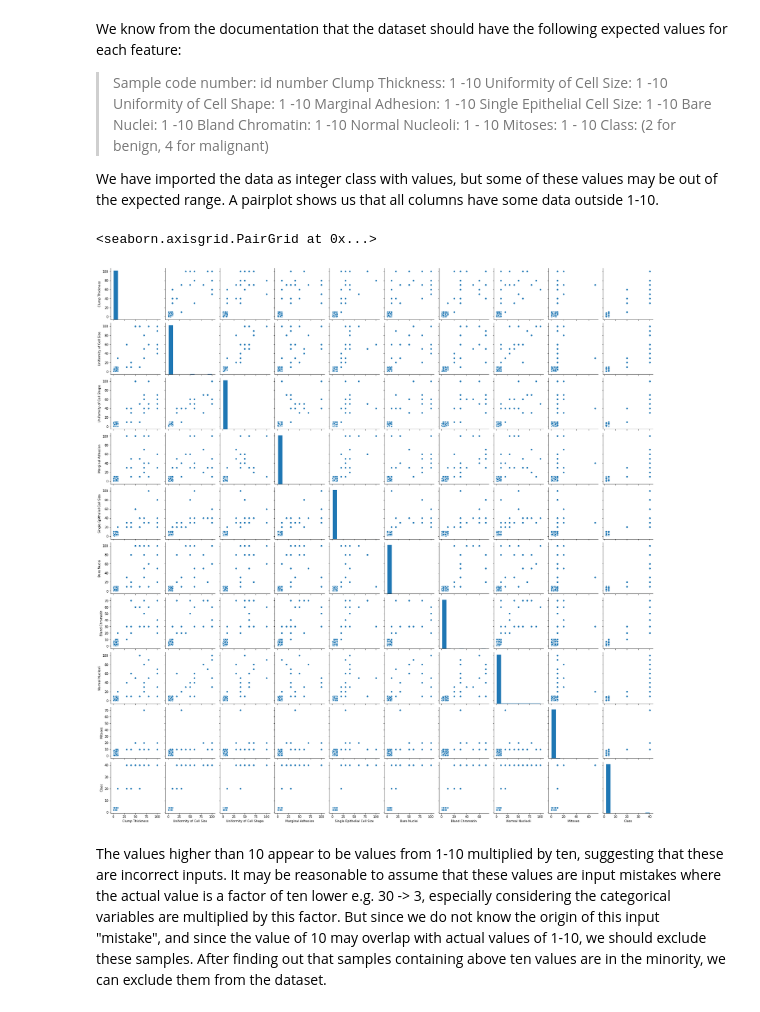
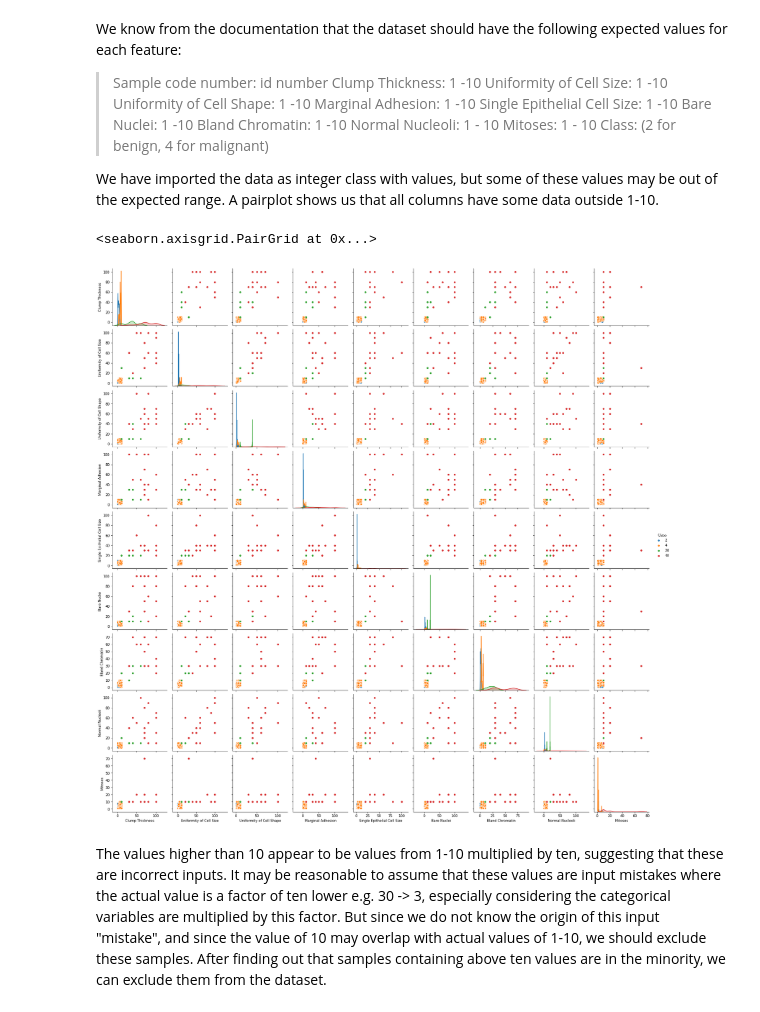
Before and after one commit to senorred/IDS-Data-Challenges, a Jupyter notebook: Norred_Liz_BC_detect.ipynb, the cells around one changed output. Drawn from its saved outputs; the diff is of its cells as text; code cells hidden in the pictures.

```diff
--- a/Norred_Liz_BC_detect.ipynb
+++ b/Norred_Liz_BC_detect.ipynb
@@ -66,10 +66,10 @@ Class: (2 for benign, 4 for malignant)
 
 We have imported the data as integer class with <NA> values, but some of these values may be out of the expected range. A pairplot shows us that all columns have some data outside 1-10.
 # %%
-sns.pairplot(df.iloc[:,1:11])
+sns.pairplot(df.iloc[:,1:11], hue='Class')
 # %% [output]
 <seaborn.axisgrid.PairGrid at 0x...>
-[figure, old version]
+[figure, new version]
 # %% [markdown]
 The values higher than 10 appear to be values from 1-10 multiplied by ten, suggesting that these are incorrect inputs. It may be reasonable to assume that these values are input mistakes where the actual value is a factor of ten lower e.g. 30 -> 3, especially considering the categorical variables are multiplied by this factor. But since we do not know the origin of this input "mistake", and since the value of 10 may overlap with actual values of 1-10, we should exclude these samples. After finding out that samples containing above ten values are in the minority, we can exclude them from the dataset.
 # %%
```
Also changed, not shown: parts of 15 cells of this notebook.
